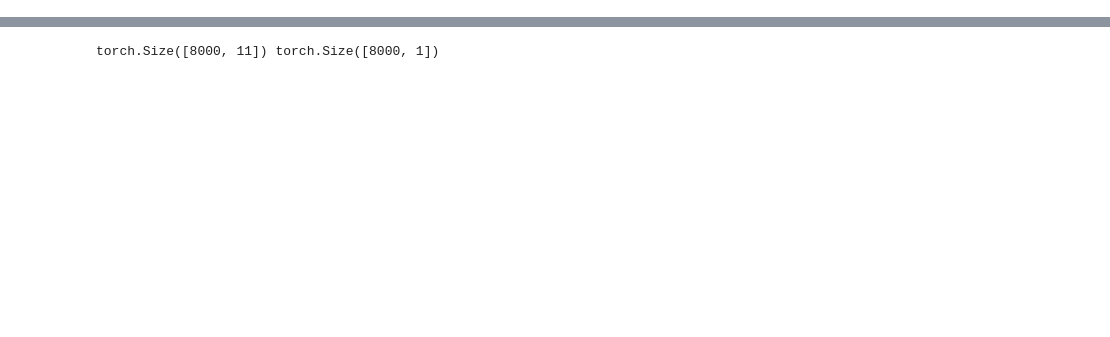
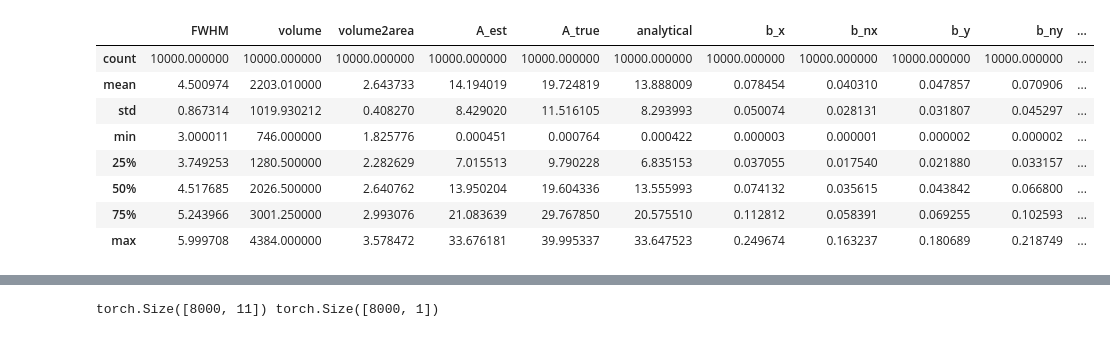
Before and after one commit to EBELU/activity-correction, a Jupyter notebook: debug_nb_torch.ipynb, the cells around one changed output, grey strips where cells are left out. Drawn from its saved outputs; the diff is of its cells as text; code cells hidden in the pictures; blank space fills up the shorter version.

```diff
--- a/debug_nb_torch.ipynb
+++ b/debug_nb_torch.ipynb
@@ -15,6 +15,6 @@ rand_FWHM = (rand(elements) * 3) + 3
 rand_radius = (rand(elements) * 6) + 7
 rand_A = (rand(elements) * 40)
 
-data = run_simulation(rand_FWHM, rand_radius, rand_A)
+data = run_simulation(rand_FWHM, rand_radius, rand_A, mp_processes = 8)
 # %% [output]
 Simulating 10000 points
@@ -22,0 +32,12 @@ All threads completed! Total time: 0 h, 1 min, 51 s
+# %%
+data.describe()
+# %% [output]
+|  | FWHM | volume | volume2area | A_est | A_true | analytical | b_x | b_nx | b_y | b_ny | ... |
+| count | 10000.000000 | 10000.000000 | 10000.000000 | 10000.000000 | 10000.000000 | 10000.000000 | 10000.000000 | 10000.000000 | 10000.000000 | 10000.000000 | ... |
+| mean | 4.500974 | 2203.010000 | 2.643733 | 14.194019 | 19.724819 | 13.888009 | 0.078454 | 0.040310 | 0.047857 | 0.070906 | ... |
+| std | 0.867314 | 1019.930212 | 0.408270 | 8.429020 | 11.516105 | 8.293993 | 0.050074 | 0.028131 | 0.031807 | 0.045297 | ... |
+| min | 3.000011 | 746.000000 | 1.825776 | 0.000451 | 0.000764 | 0.000422 | 0.000003 | 0.000001 | 0.000002 | 0.000002 | ... |
+| 25% | 3.749253 | 1280.500000 | 2.282629 | 7.015513 | 9.790228 | 6.835153 | 0.037055 | 0.017540 | 0.021880 | 0.033157 | ... |
+| 50% | 4.517685 | 2026.500000 | 2.640762 | 13.950204 | 19.604336 | 13.555993 | 0.074132 | 0.035615 | 0.043842 | 0.066800 | ... |
+| 75% | 5.243966 | 3001.250000 | 2.993076 | 21.083639 | 29.767850 | 20.575510 | 0.112812 | 0.058391 | 0.069255 | 0.102593 | ... |
+| max | 5.999708 | 4384.000000 | 3.578472 | 33.676181 | 39.995337 | 33.647523 | 0.249674 | 0.163237 | 0.180689 | 0.218749 | ... |
```
Also changed, not shown: parts of 14 cells of this notebook.
